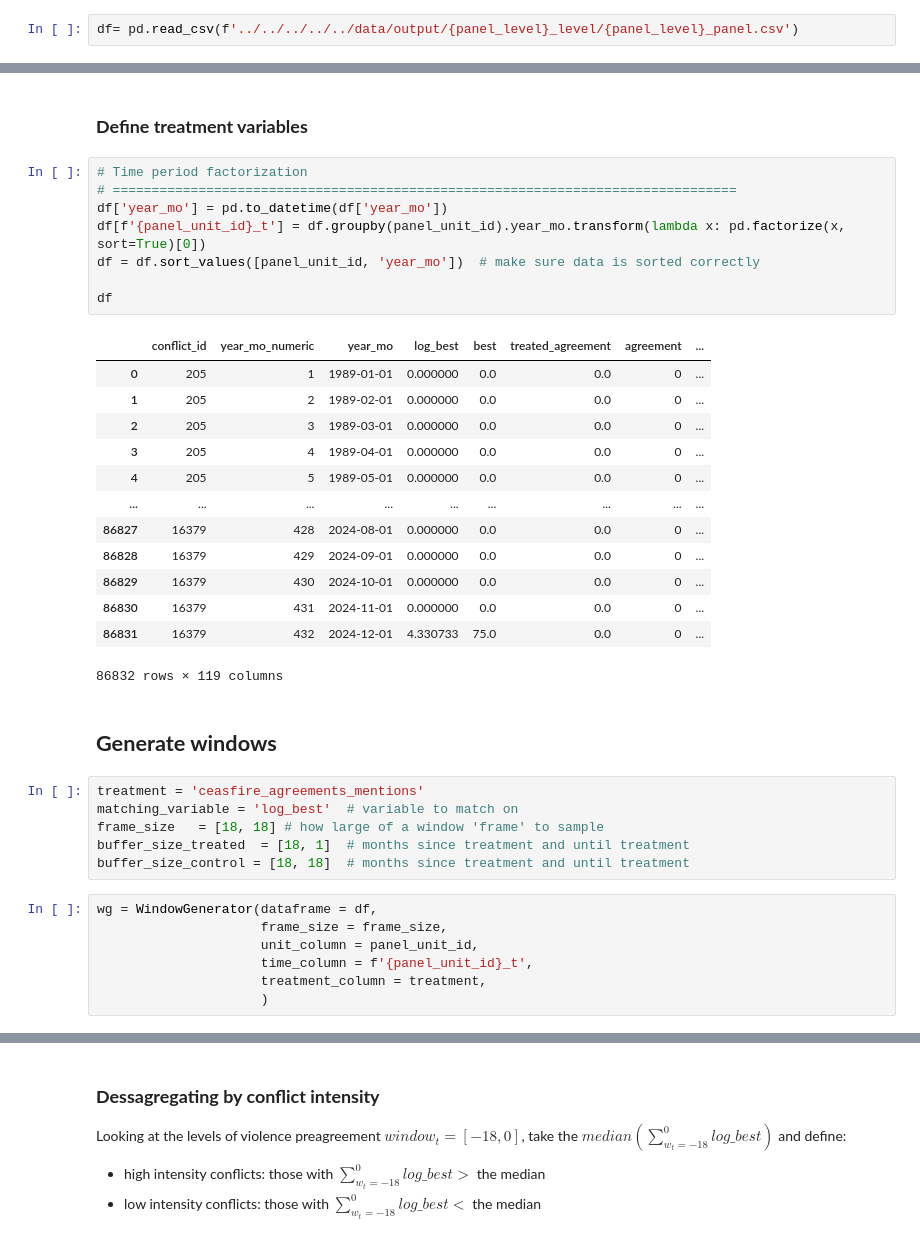
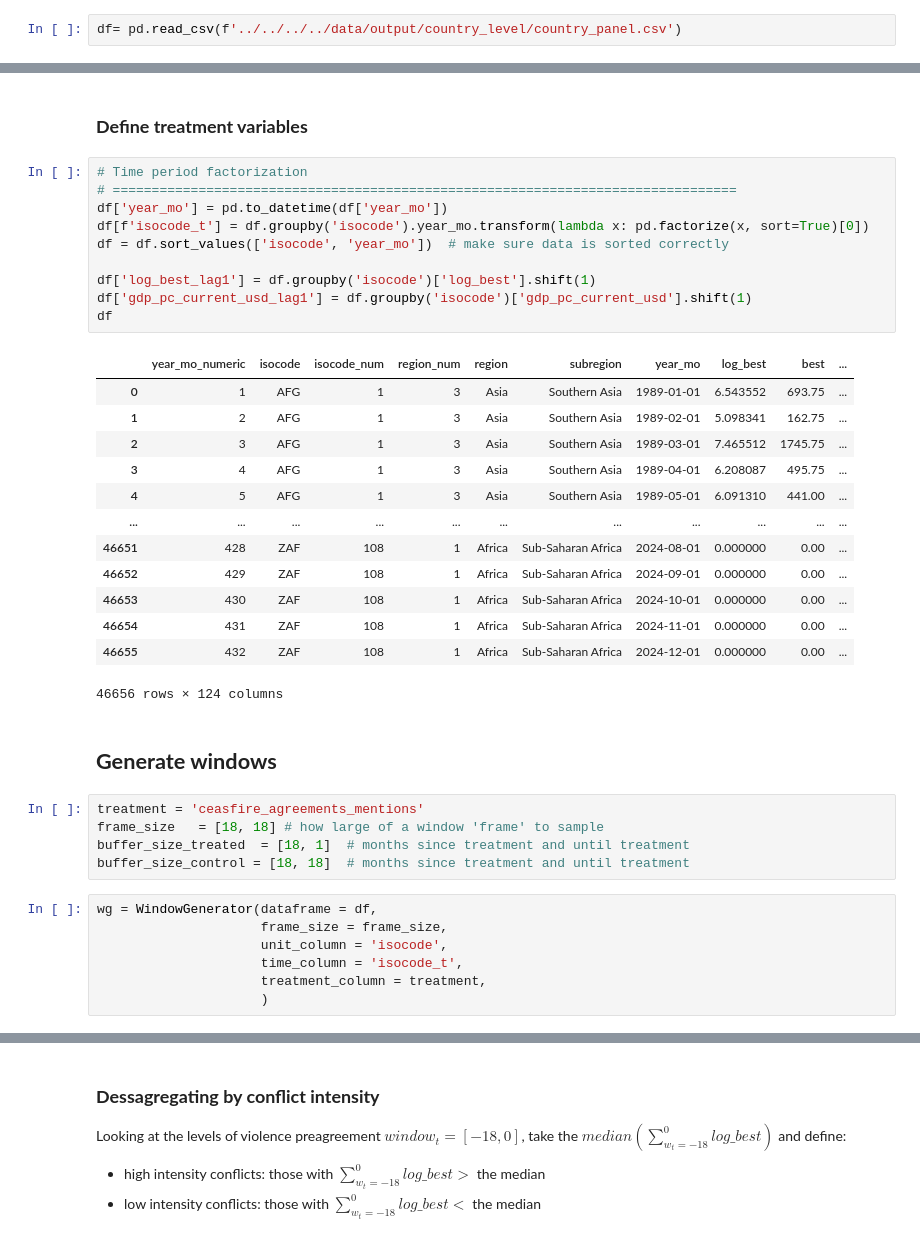
Before and after one commit to luciasauer/agreements_violence, a Jupyter notebook: src/3_causal_effect_estimation/3_1_event_study/multiple_agreements/1_country_panel_window_generator.ipynb, the cells around one changed output, grey strips where cells are left out. Saved outputs shown, nothing was run; the diff lists cells and outputs as text.

Commit message:
window generator for country-panel data and eventstudy results

```diff
--- a/src/3_causal_effect_estimation/3_1_event_study/multiple_agreements/1_country_panel_window_generator.ipynb
+++ b/src/3_causal_effect_estimation/3_1_event_study/multiple_agreements/1_country_panel_window_generator.ipynb
@@ -29,3 +25,3 @@ panel_unit_id = 'isocode'  # conflict_id
 # %%
-df= pd.read_csv(f'../../../../../data/output/{panel_level}_level/{panel_level}_panel.csv')
+df= pd.read_csv(f'../../../../data/output/country_level/country_panel.csv')
 # %%
@@ -110,38 +79,39 @@ KeyError: "['ceasfire_agreements_mentions', 'treated_ceasfire_agreements_mention
 # %%
 # Time period factorization
 # ================================================================================
 df['year_mo'] = pd.to_datetime(df['year_mo'])
-df[f'{panel_unit_id}_t'] = df.groupby(panel_unit_id).year_mo.transform(lambda x: pd.factorize(x, sort=True)[0])
-df = df.sort_values([panel_unit_id, 'year_mo'])  # make sure data is sorted correctly
+df[f'isocode_t'] = df.groupby('isocode').year_mo.transform(lambda x: pd.factorize(x, sort=True)[0])
+df = df.sort_values(['isocode', 'year_mo'])  # make sure data is sorted correctly
 
+df['log_best_lag1'] = df.groupby('isocode')['log_best'].shift(1)
+df['gdp_pc_current_usd_lag1'] = df.groupby('isocode')['gdp_pc_current_usd'].shift(1)
 df
 # %% [output]
-|  | conflict_id | year_mo_numeric | year_mo | log_best | best | treated_agreement | agreement | ... |
-| 0 | 205 | 1 | 1989-01-01 | 0.000000 | 0.0 | 0.0 | 0 | ... |
-| 1 | 205 | 2 | 1989-02-01 | 0.000000 | 0.0 | 0.0 | 0 | ... |
-| 2 | 205 | 3 | 1989-03-01 | 0.000000 | 0.0 | 0.0 | 0 | ... |
-| 3 | 205 | 4 | 1989-04-01 | 0.000000 | 0.0 | 0.0 | 0 | ... |
-| 4 | 205 | 5 | 1989-05-01 | 0.000000 | 0.0 | 0.0 | 0 | ... |
-| ... | ... | ... | ... | ... | ... | ... | ... | ... |
-| 86827 | 16379 | 428 | 2024-08-01 | 0.000000 | 0.0 | 0.0 | 0 | ... |
-| 86828 | 16379 | 429 | 2024-09-01 | 0.000000 | 0.0 | 0.0 | 0 | ... |
-| 86829 | 16379 | 430 | 2024-10-01 | 0.000000 | 0.0 | 0.0 | 0 | ... |
-| 86830 | 16379 | 431 | 2024-11-01 | 0.000000 | 0.0 | 0.0 | 0 | ... |
-| 86831 | 16379 | 432 | 2024-12-01 | 4.330733 | 75.0 | 0.0 | 0 | ... |
+|  | year_mo_numeric | isocode | isocode_num | region_num | region | subregion | year_mo | log_best | best | ... |
+| 0 | 1 | AFG | 1 | 3 | Asia | Southern Asia | 1989-01-01 | 6.543552 | 693.75 | ... |
+| 1 | 2 | AFG | 1 | 3 | Asia | Southern Asia | 1989-02-01 | 5.098341 | 162.75 | ... |
+| 2 | 3 | AFG | 1 | 3 | Asia | Southern Asia | 1989-03-01 | 7.465512 | 1745.75 | ... |
+| 3 | 4 | AFG | 1 | 3 | Asia | Southern Asia | 1989-04-01 | 6.208087 | 495.75 | ... |
+| 4 | 5 | AFG | 1 | 3 | Asia | Southern Asia | 1989-05-01 | 6.091310 | 441.00 | ... |
+| ... | ... | ... | ... | ... | ... | ... | ... | ... | ... | ... |
+| 46651 | 428 | ZAF | 108 | 1 | Africa | Sub-Saharan Africa | 2024-08-01 | 0.000000 | 0.00 | ... |
+| 46652 | 429 | ZAF | 108 | 1 | Africa | Sub-Saharan Africa | 2024-09-01 | 0.000000 | 0.00 | ... |
+| 46653 | 430 | ZAF | 108 | 1 | Africa | Sub-Saharan Africa | 2024-10-01 | 0.000000 | 0.00 | ... |
+| 46654 | 431 | ZAF | 108 | 1 | Africa | Sub-Saharan Africa | 2024-11-01 | 0.000000 | 0.00 | ... |
+| 46655 | 432 | ZAF | 108 | 1 | Africa | Sub-Saharan Africa | 2024-12-01 | 0.000000 | 0.00 | ... |
-86832 rows × 119 columns
+46656 rows × 124 columns
 # %% [markdown]
 ## **Generate windows**
 # %%
 treatment = 'ceasfire_agreements_mentions'
-matching_variable = 'log_best'  # variable to match on
 frame_size   = [18, 18] # how large of a window 'frame' to sample
 buffer_size_treated  = [18, 1]  # months since treatment and until treatment
 buffer_size_control = [18, 18]  # months since treatment and until treatment
 # %%
 wg = WindowGenerator(dataframe = df,
                      frame_size = frame_size,
-                     unit_column = panel_unit_id,
-                     time_column = f'{panel_unit_id}_t',
+                     unit_column = 'isocode',
+                     time_column = 'isocode_t',
                      treatment_column = treatment,
                      )
 # %%
```
Also changed, not shown: parts of 14 cells of this notebook, 1 other file.
